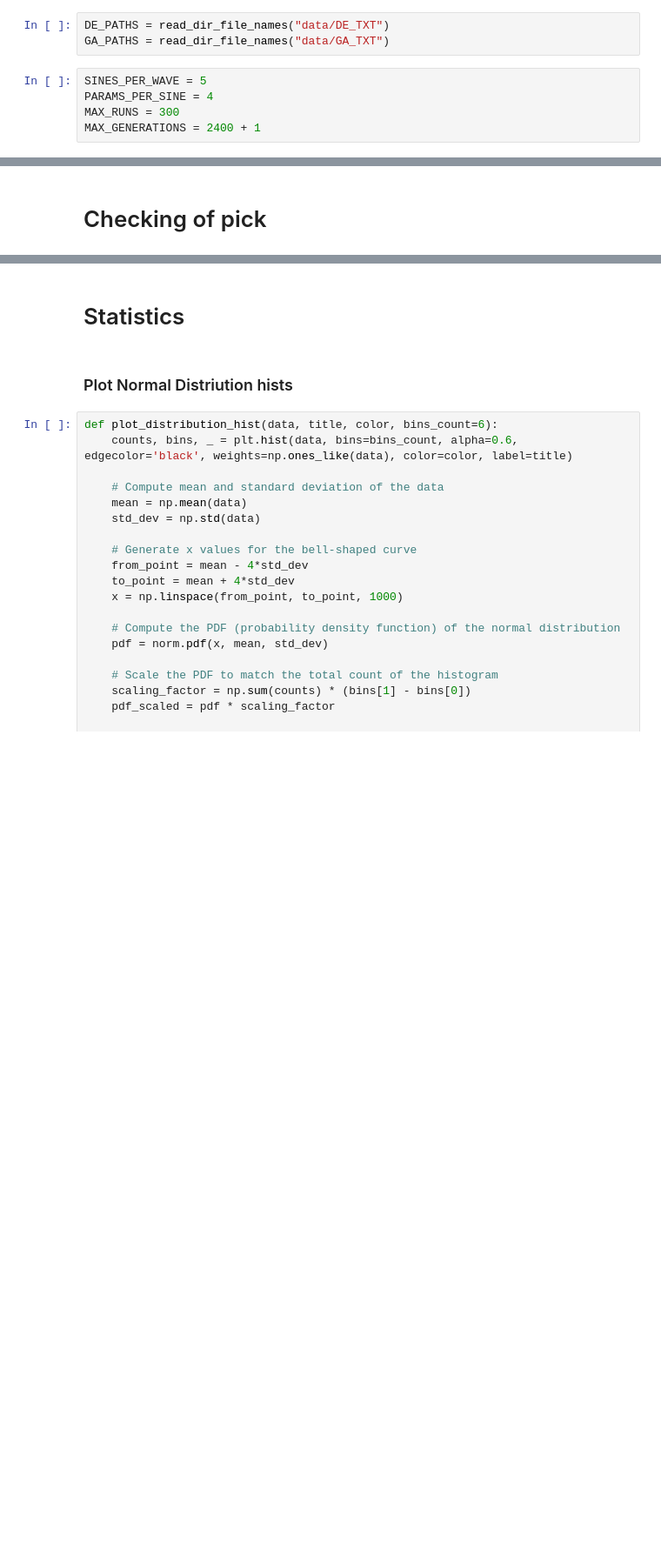
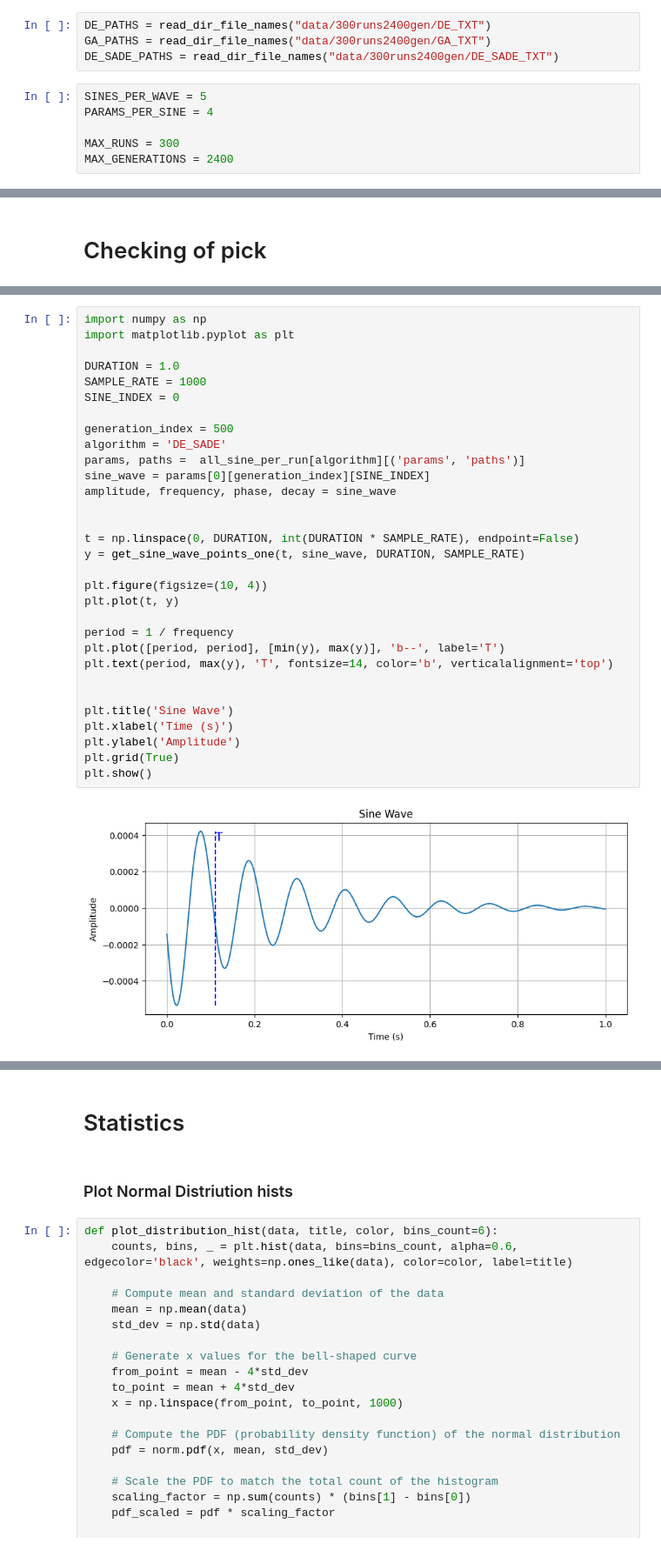
Before and after one commit to RaLLy08/msap-data-analysis, a Jupyter notebook: ga_as_de/stats_ga_as_de.ipynb, the cells around one changed output, grey strips where cells are left out. Shown at 87% size. Drawn from its saved outputs; the diff is of its cells as text; blank space fills up the shorter version.

```diff
--- a/ga_as_de/stats_ga_as_de.ipynb
+++ b/ga_as_de/stats_ga_as_de.ipynb
@@ -20,11 +29,13 @@ def read_txt(path):
 # %%
-DE_PATHS = read_dir_file_names("data/DE_TXT")
-GA_PATHS = read_dir_file_names("data/GA_TXT")
+DE_PATHS = read_dir_file_names("data/300runs2400gen/DE_TXT")
+GA_PATHS = read_dir_file_names("data/300runs2400gen/GA_TXT")
+DE_SADE_PATHS = read_dir_file_names("data/300runs2400gen/DE_SADE_TXT")
 # %%
 SINES_PER_WAVE = 5
 PARAMS_PER_SINE = 4
+
 MAX_RUNS = 300
-MAX_GENERATIONS = 2400 + 1
+MAX_GENERATIONS = 2400
 # %%
 import concurrent.futures
 
@@ -96,0 +175,33 @@ log_file_content[0][0][0]
+# %%
+import numpy as np
+import matplotlib.pyplot as plt
+
+DURATION = 1.0
+SAMPLE_RATE = 1000
+SINE_INDEX = 0
+
+generation_index = 500
+algorithm = 'DE_SADE'
+params, paths =  all_sine_per_run[algorithm][('params', 'paths')]
+sine_wave = params[0][generation_index][SINE_INDEX]
+amplitude, frequency, phase, decay = sine_wave
+
+
+t = np.linspace(0, DURATION, int(DURATION * SAMPLE_RATE), endpoint=False)
+y = get_sine_wave_points_one(t, sine_wave, DURATION, SAMPLE_RATE)
+
+plt.figure(figsize=(10, 4))
+plt.plot(t, y)
+
+period = 1 / frequency
+plt.plot([period, period], [min(y), max(y)], 'b--', label='T')
+plt.text(period, max(y), 'T', fontsize=14, color='b', verticalalignment='top')
+
+
+plt.title('Sine Wave')
+plt.xlabel('Time (s)')
+plt.ylabel('Amplitude')
+plt.grid(True)
+plt.show()
+# %% [output]
+[figure, added]
```
Also changed, not shown: parts of 56 cells of this notebook.
